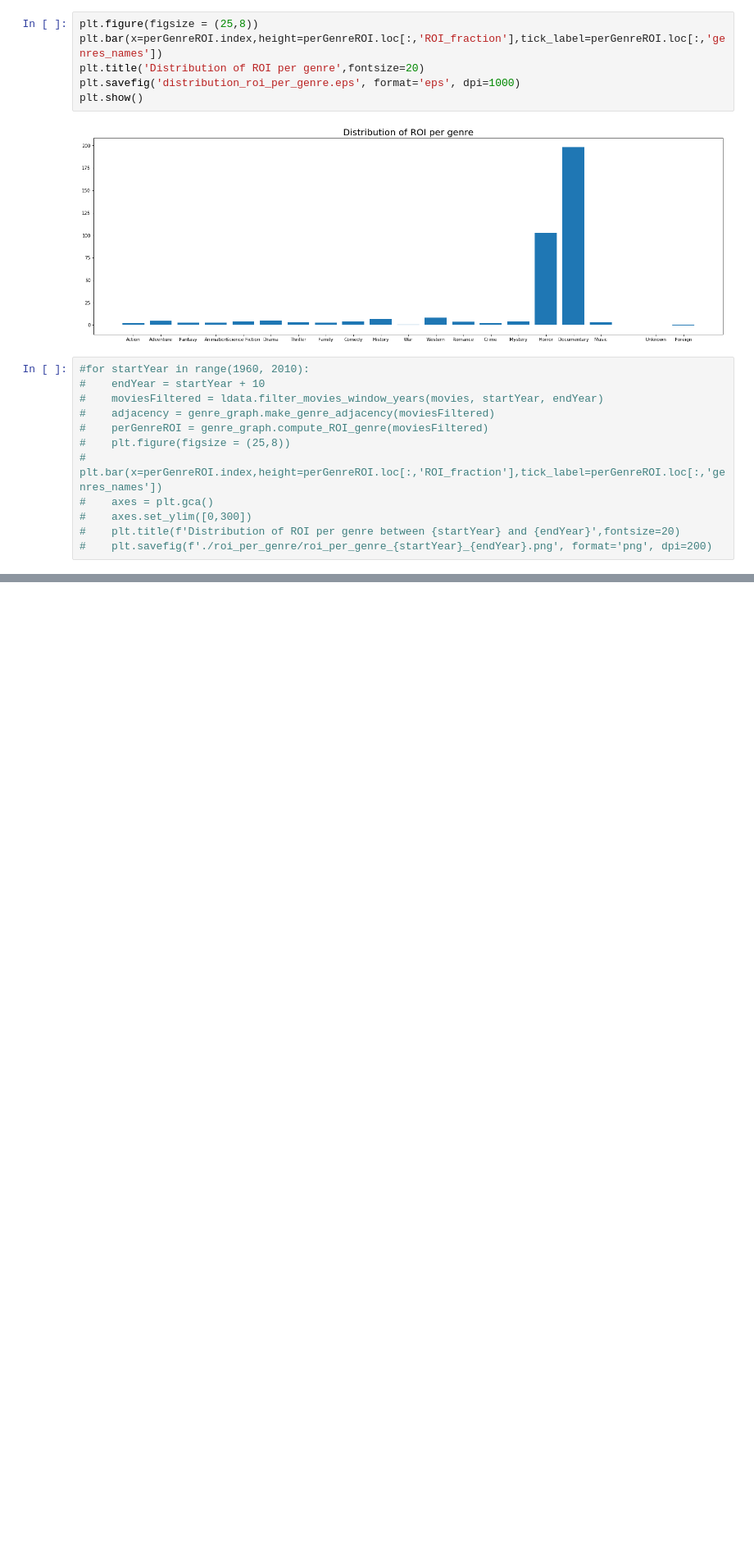
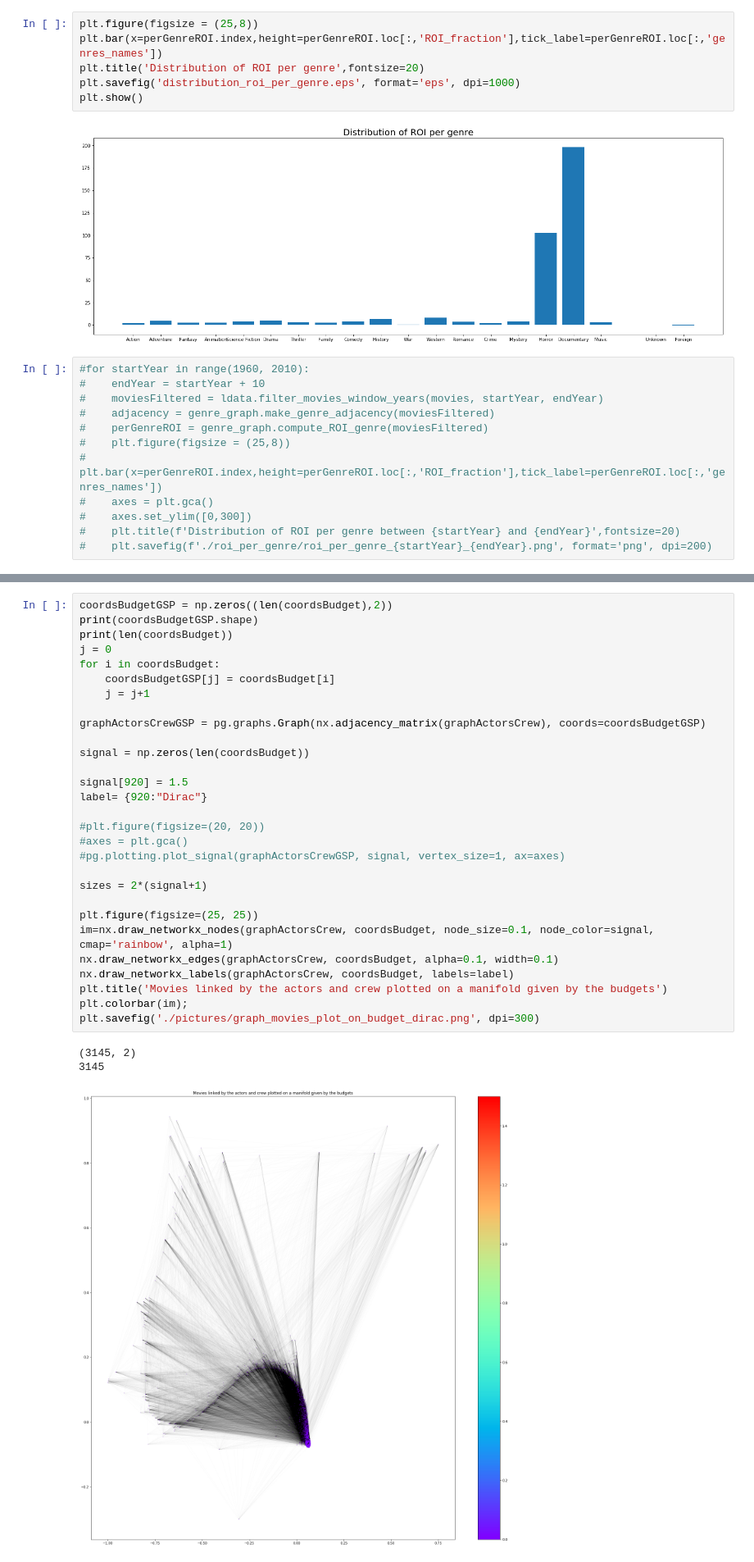
Before and after one commit to swouf/ntds_IMDb_team4, a Jupyter notebook: test_notebook.ipynb, the cells around one changed output, grey strips where cells are left out. Shown at 82% size. Saved outputs shown, nothing was run; the diff lists cells and outputs as text; blank space fills up the shorter version.

```diff
--- a/test_notebook.ipynb
+++ b/test_notebook.ipynb
@@ -161,0 +190,33 @@ Text(0.5,1.05,'Reordered with Kmeans adjacency matrix of the movies connected by
+# %%
+coordsBudgetGSP = np.zeros((len(coordsBudget),2))
+print(coordsBudgetGSP.shape)
+print(len(coordsBudget))
+j = 0
+for i in coordsBudget:
+    coordsBudgetGSP[j] = coordsBudget[i]
+    j = j+1
+
+graphActorsCrewGSP = pg.graphs.Graph(nx.adjacency_matrix(graphActorsCrew), coords=coordsBudgetGSP)
+
+signal = np.zeros(len(coordsBudget))
+
+signal[920] = 1.5
+label= {920:"Dirac"}
+
+#plt.figure(figsize=(20, 20))
+#axes = plt.gca()
+#pg.plotting.plot_signal(graphActorsCrewGSP, signal, vertex_size=1, ax=axes)
+
+sizes = 2*(signal+1)
+
+plt.figure(figsize=(25, 25))
+im=nx.draw_networkx_nodes(graphActorsCrew, coordsBudget, node_size=0.1, node_color=signal, cmap='rainbow', alpha=1)
+nx.draw_networkx_edges(graphActorsCrew, coordsBudget, alpha=0.1, width=0.1)
+nx.draw_networkx_labels(graphActorsCrew, coordsBudget, labels=label)
+plt.title('Movies linked by the actors and crew plotted on a manifold given by the budgets')
+plt.colorbar(im);
+plt.savefig('./pictures/graph_movies_plot_on_budget_dirac.png', dpi=300)
+# %% [output]
+(3145, 2)
+3145
+[figure, added]
```
Also changed, not shown: parts of 11 cells of this notebook, 7 other files.
